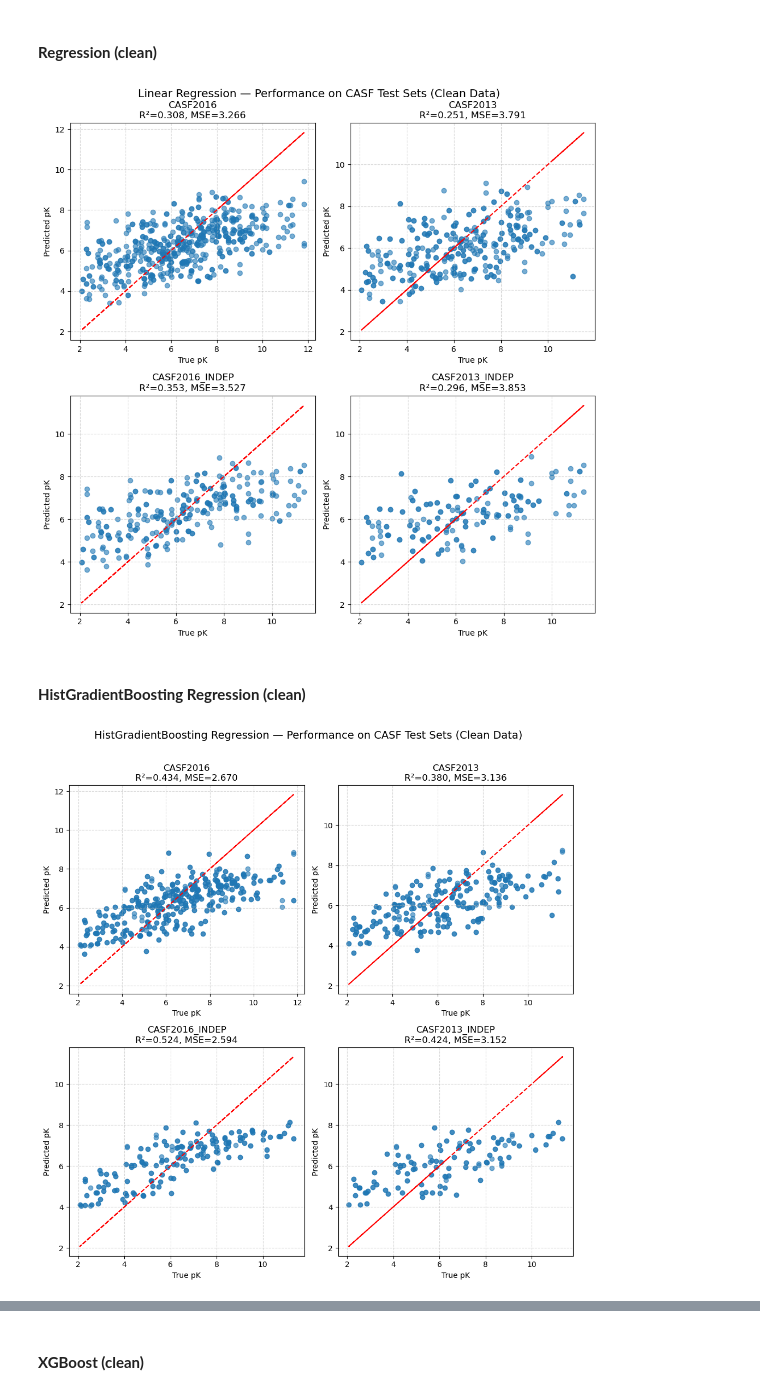
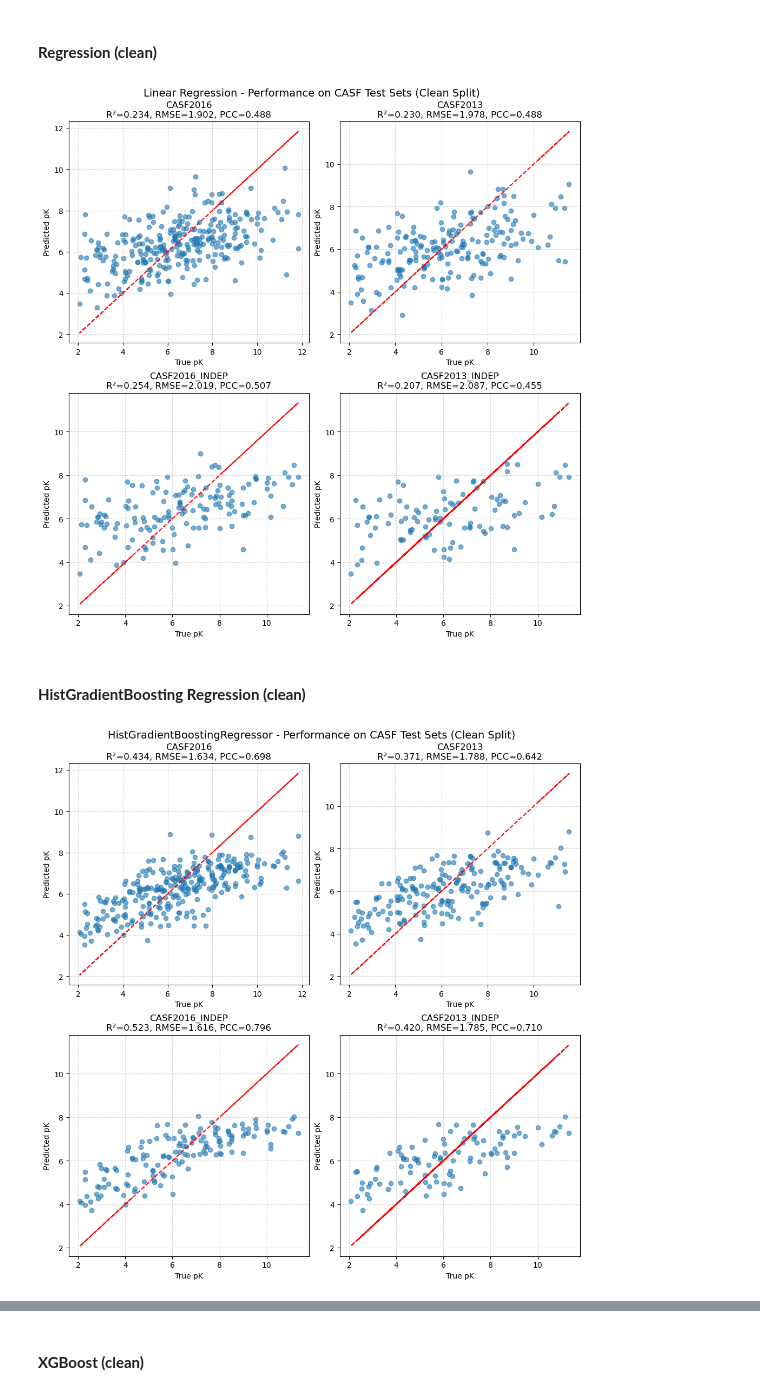
Before and after one commit to ravi99-glitch/protein-ligand-affinity-prediction, a Jupyter notebook: CASF_ML.ipynb, the cells around one changed output, grey strips where cells are left out. Drawn from its saved outputs; the diff is of its cells as text; code cells hidden in the pictures.

```diff
--- a/CASF_ML.ipynb
+++ b/CASF_ML.ipynb
@@ -636,61 +762,34 @@ plt.show()
 # %%
 # Model
 model_clean = LinearRegression()
-model_clean.fit(X_train_clean, y_train_clean)
 
 # Predict and evaluate for all test sets
-fig, axes = plt.subplots(2, 2, figsize=(10, 10))
-axes = axes.flatten()
-
-for ax, (name, (X_test_clean, y_test_clean)) in zip(axes, test_datasets_clean.items()):
-    y_pred = model_clean.predict(X_test_clean)
-    r2 = r2_score(y_test_clean, y_pred)
-    mse = mean_squared_error(y_test_clean, y_pred)
-
-    ax.scatter(y_test_clean, y_pred, alpha=0.6)
-    ax.plot(y_test_clean, y_test_clean, color="red", linestyle="--")
-    ax.set_title(f"{name.upper()}\nR²={r2:.3f}, MSE={mse:.3f}")
-    ax.set_xlabel("True pK")
-    ax.set_ylabel("Predicted pK")
-    ax.grid(True, linestyle='--', alpha=0.5)
-
-fig.suptitle("Linear Regression — Performance on CASF Test Sets (Clean Data)", fontsize=14, y=0.98)
-plt.tight_layout()
-plt.subplots_adjust(top=0.92)
-plt.show()
+evaluate_model(
+    model_clean,
+    (X_train_clean, y_train_clean),
+    test_datasets_clean,
+    title="Linear Regression - Performance on CASF Test Sets (Clean Split)",
+)
 # %% [output]
-[figure, old version]
+[figure, new version]
 # %% [markdown]
 #### **HistGradientBoosting Regression (clean)**
 # %%
 # Model
 hgb_model = HistGradientBoostingRegressor(
     learning_rate=0.01,
     max_iter=300,
     max_depth=6,
-    random_state=42
+    random_state=42,
+    early_stopping=True
 )
-hgb_model.fit(X_train_clean, y_train_clean)
 
 # Predict an evaluate for all test sets
-fig, axes = plt.subplots(2, 2, figsize=(10, 10))
-axes = axes.flatten()
-
-for ax, (name, (X_test_clean, y_test_clean)) in zip(axes, test_datasets_clean.items()):
-    y_pred = hgb_model.predict(X_test_clean)
-    r2 = r2_score(y_test_clean, y_pred)
-    mse = mean_squared_error(y_test_clean, y_pred)
-
-    ax.scatter(y_test_clean, y_pred, alpha=0.6)
-    ax.plot(y_test_clean, y_test_clean, color="red", linestyle="--")
-    ax.set_title(f"{name.upper()}\nR²={r2:.3f}, MSE={mse:.3f}")
-    ax.set_xlabel("True pK")
-    ax.set_ylabel("Predicted pK")
-    ax.grid(True, linestyle='--', alpha=0.5)
-fig.suptitle("HistGradientBoosting Regression — Performance on CASF Test Sets (Clean Data)",
-             fontsize=14, y=1.02)
-plt.tight_layout()
-plt.subplots_adjust(top=0.92)
-plt.show()
+evaluate_model(
+    hgb_model,
+    (X_train_clean, y_train_clean),
+    test_datasets_clean,
+    title="HistGradientBoostingRegressor - Performance on CASF Test Sets (Clean Split)",
+)
 # %% [output]
-[figure, old version]
+[figure, new version]
```
Also changed, not shown: parts of 31 cells of this notebook, 1 other file.
